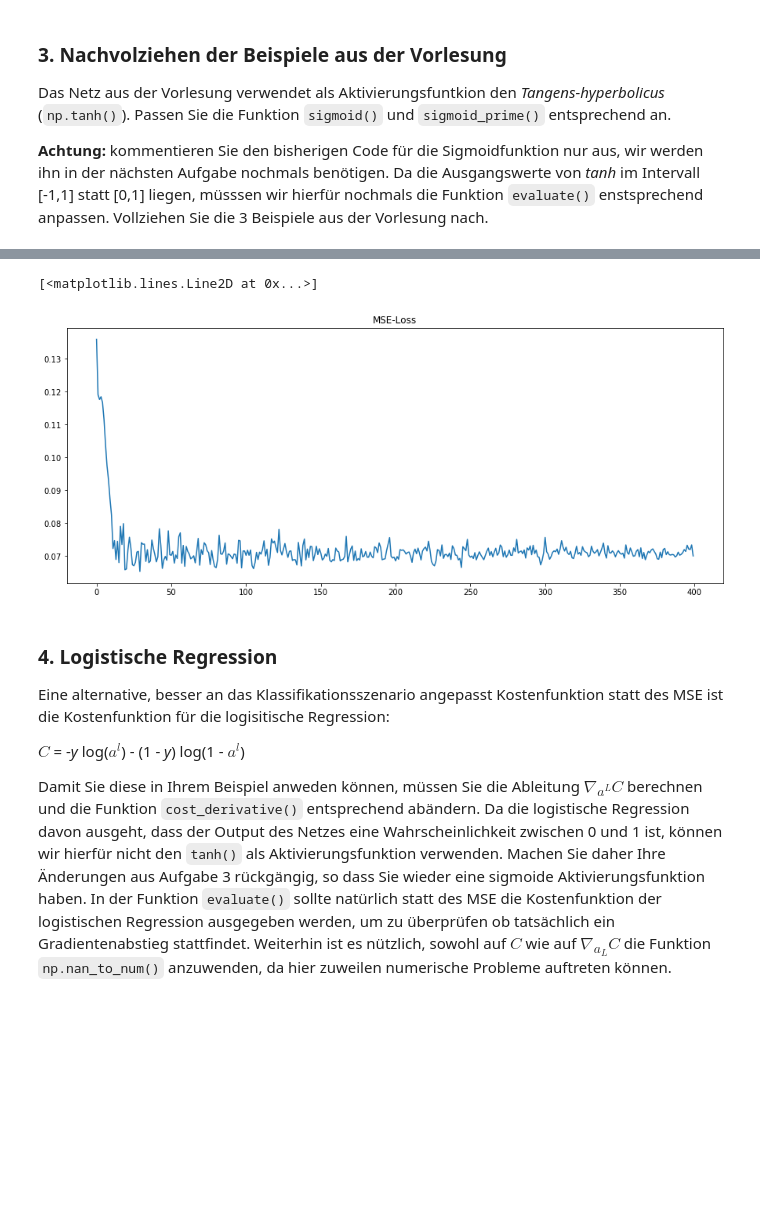
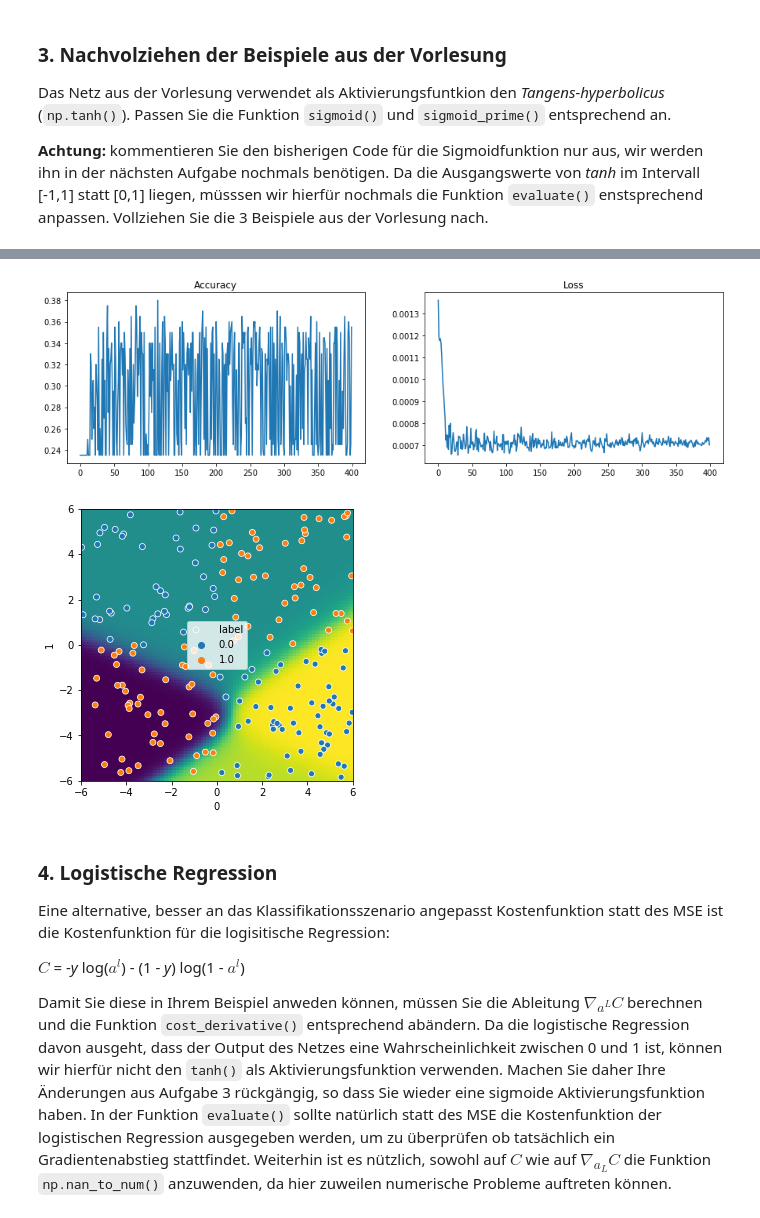
Before and after one commit to ExLeonem/DL-WS1920, a Jupyter notebook: notebooks/AB_1.ipynb, the cells around one changed output, grey strips where cells are left out. Saved outputs shown, nothing was run; the diff lists cells and outputs as text; code cells hidden in the pictures; blank space fills up the shorter version.

```diff
--- a/notebooks/AB_1.ipynb
+++ b/notebooks/AB_1.ipynb
@@ -594,10 +410,11 @@ plt.plot(acc_val/x.shape[0])
-# %%
-fig = plt.figure(figsize=(15,6))
-plt.title("MSE-Loss")
-plt.plot(mse_loss/x.shape[0])
-# %% [output]
-[<matplotlib.lines.Line2D at 0x...>]
-[figure, removed]
+# %%
+plot_stats(acc_val/x_train.shape[0], mse_loss/x_train.shape[0])
+# %% [output]
+[figure, added]
+# %%
+plot_generalization(new_mlp, x_train, y_train)
+# %% [output]
+[figure, added]
 # %% [markdown]
 ### 4. Logistische Regression
 Eine alternative, besser an das Klassifikationsszenario angepasst Kostenfunktion statt des MSE ist die Kostenfunktion für die logisitische Regression:
```
Also changed, not shown: parts of 25 cells of this notebook, 4 other files.
